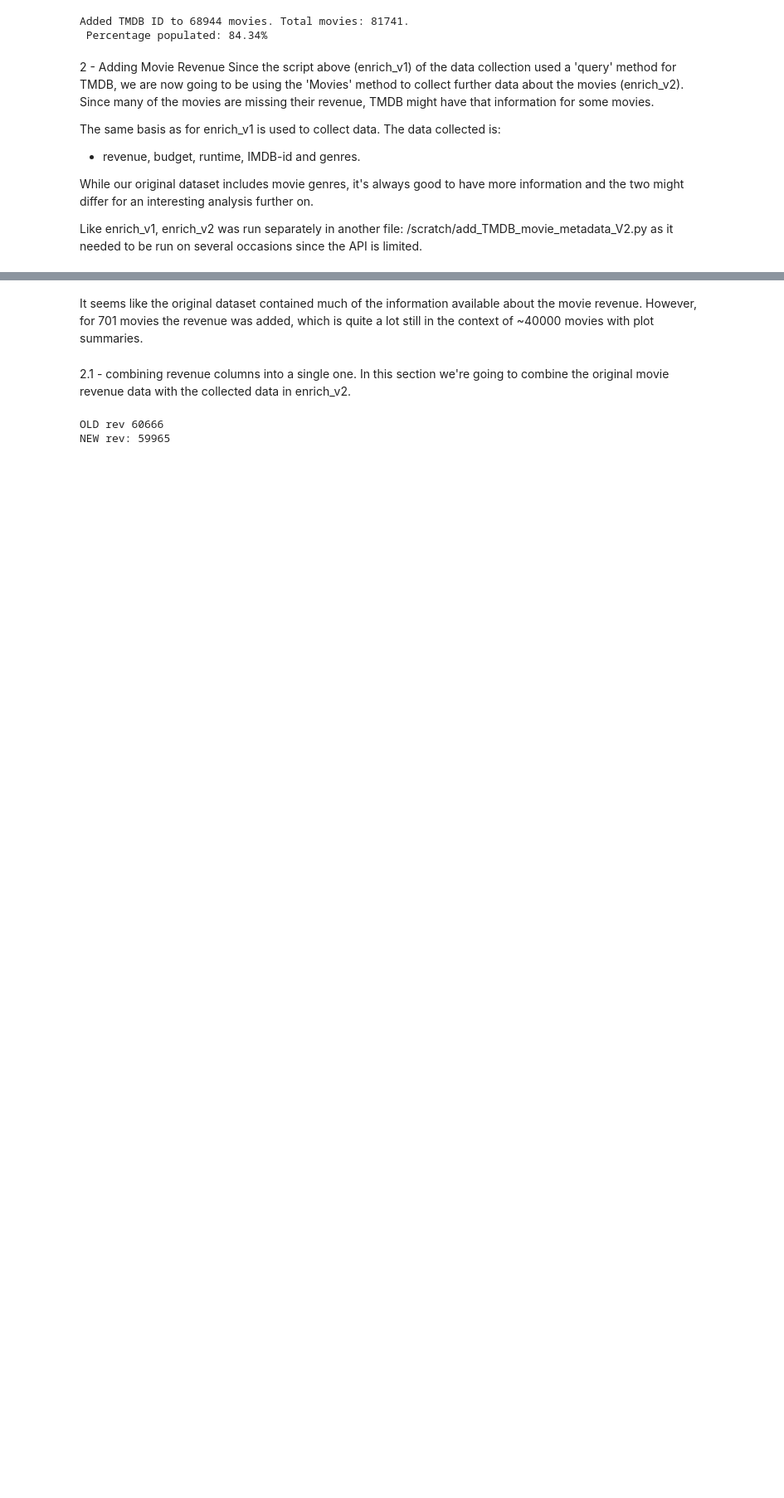
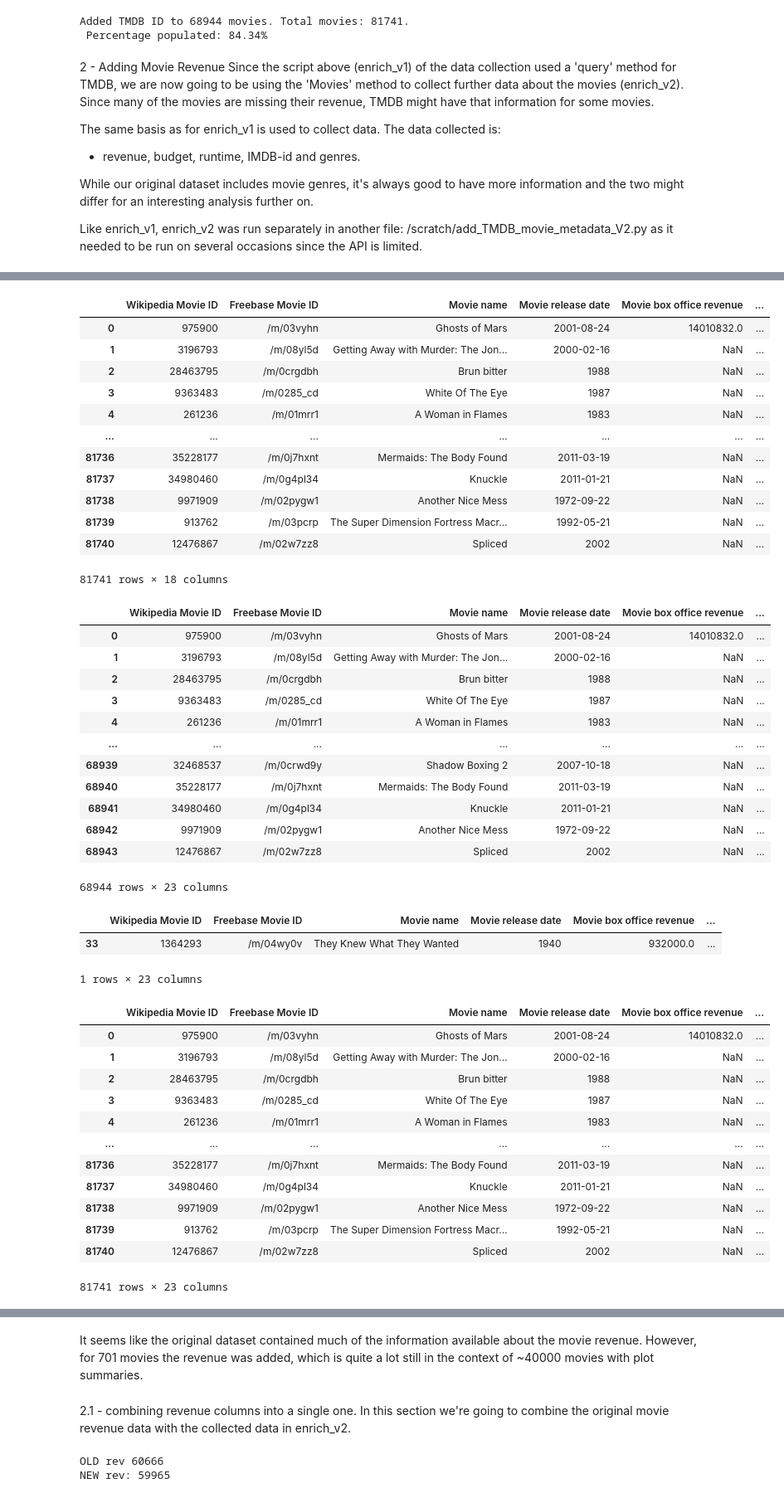
Before and after one commit to epfl-ada/ada-2023-project-byggemandbob, a Jupyter notebook: pipeline_gus.ipynb, the cells around one changed output, grey strips where cells are left out. Shown: that part at 83% size. Saved outputs shown, nothing was run; the diff lists cells and outputs as text; code cells hidden in the pictures; blank space fills up the shorter version.

```diff
--- a/pipeline_gus.ipynb
+++ b/pipeline_gus.ipynb
@@ -193,0 +194,58 @@ The data collected is now analysed below.
+# %%
+# The two datasets are loaded
+movie_metadata_v2 = pd.read_csv('modified_data/movie_metadata_TMDB_v2.csv')
+movie_metadata = pd.read_csv('modified_data/movie_metadata_TMDB.csv',index_col=0)
+
+# Datasets are inspected beforehand
+display(movie_metadata)
+display(movie_metadata_v2)
+
+# Datasets are merged with a left join on movie_metadata (the dataset we want to populate)
+merged_df = pd.merge(movie_metadata,movie_metadata_v2,how='left')
+
+display(merged_df) # The merged dataset is displayed and a successful merge is confirmed
+
+#merged_df.to_csv("modified_data/movie_metadata_TMDB_v3.csv",index=False) # The merged dataset is saved as *_V3, and without the index as it is not important
+# %% [output]
+|  | Wikipedia Movie ID | Freebase Movie ID | Movie name | Movie release date | Movie box office revenue | ... |
+| 0 | 975900 | /m/03vyhn | Ghosts of Mars | 2001-08-24 | 14010832.0 | ... |
+| 1 | 3196793 | /m/08yl5d | Getting Away with Murder: The Jon... | 2000-02-16 | NaN | ... |
+| 2 | 28463795 | /m/0crgdbh | Brun bitter | 1988 | NaN | ... |
+| 3 | 9363483 | /m/0285_cd | White Of The Eye | 1987 | NaN | ... |
+| 4 | 261236 | /m/01mrr1 | A Woman in Flames | 1983 | NaN | ... |
+| ... | ... | ... | ... | ... | ... | ... |
+| 81736 | 35228177 | /m/0j7hxnt | Mermaids: The Body Found | 2011-03-19 | NaN | ... |
+| 81737 | 34980460 | /m/0g4pl34 | Knuckle | 2011-01-21 | NaN | ... |
+| 81738 | 9971909 | /m/02pygw1 | Another Nice Mess | 1972-09-22 | NaN | ... |
+| 81739 | 913762 | /m/03pcrp | The Super Dimension Fortress Macr... | 1992-05-21 | NaN | ... |
+| 81740 | 12476867 | /m/02w7zz8 | Spliced | 2002 | NaN | ... |
+81741 rows × 18 columns
+|  | Wikipedia Movie ID | Freebase Movie ID | Movie name | Movie release date | Movie box office revenue | ... |
+| 0 | 975900 | /m/03vyhn | Ghosts of Mars | 2001-08-24 | 14010832.0 | ... |
+| 1 | 3196793 | /m/08yl5d | Getting Away with Murder: The Jon... | 2000-02-16 | NaN | ... |
+| 2 | 28463795 | /m/0crgdbh | Brun bitter | 1988 | NaN | ... |
+| 3 | 9363483 | /m/0285_cd | White Of The Eye | 1987 | NaN | ... |
+| 4 | 261236 | /m/01mrr1 | A Woman in Flames | 1983 | NaN | ... |
+| ... | ... | ... | ... | ... | ... | ... |
+| 68939 | 32468537 | /m/0crwd9y | Shadow Boxing 2 | 2007-10-18 | NaN | ... |
+| 68940 | 35228177 | /m/0j7hxnt | Mermaids: The Body Found | 2011-03-19 | NaN | ... |
+| 68941 | 34980460 | /m/0g4pl34 | Knuckle | 2011-01-21 | NaN | ... |
+| 68942 | 9971909 | /m/02pygw1 | Another Nice Mess | 1972-09-22 | NaN | ... |
+| 68943 | 12476867 | /m/02w7zz8 | Spliced | 2002 | NaN | ... |
+68944 rows × 23 columns
+|  | Wikipedia Movie ID | Freebase Movie ID | Movie name | Movie release date | Movie box office revenue | ... |
+| 33 | 1364293 | /m/04wy0v | They Knew What They Wanted | 1940 | 932000.0 | ... |
+1 rows × 23 columns
+|  | Wikipedia Movie ID | Freebase Movie ID | Movie name | Movie release date | Movie box office revenue | ... |
+| 0 | 975900 | /m/03vyhn | Ghosts of Mars | 2001-08-24 | 14010832.0 | ... |
+| 1 | 3196793 | /m/08yl5d | Getting Away with Murder: The Jon... | 2000-02-16 | NaN | ... |
+| 2 | 28463795 | /m/0crgdbh | Brun bitter | 1988 | NaN | ... |
+| 3 | 9363483 | /m/0285_cd | White Of The Eye | 1987 | NaN | ... |
+| 4 | 261236 | /m/01mrr1 | A Woman in Flames | 1983 | NaN | ... |
+| ... | ... | ... | ... | ... | ... | ... |
+| 81736 | 35228177 | /m/0j7hxnt | Mermaids: The Body Found | 2011-03-19 | NaN | ... |
+| 81737 | 34980460 | /m/0g4pl34 | Knuckle | 2011-01-21 | NaN | ... |
+| 81738 | 9971909 | /m/02pygw1 | Another Nice Mess | 1972-09-22 | NaN | ... |
+| 81739 | 913762 | /m/03pcrp | The Super Dimension Fortress Macr... | 1992-05-21 | NaN | ... |
+| 81740 | 12476867 | /m/02w7zz8 | Spliced | 2002 | NaN | ... |
+81741 rows × 23 columns
```
Also changed, not shown: parts of 4 cells of this notebook, 2 other files.
